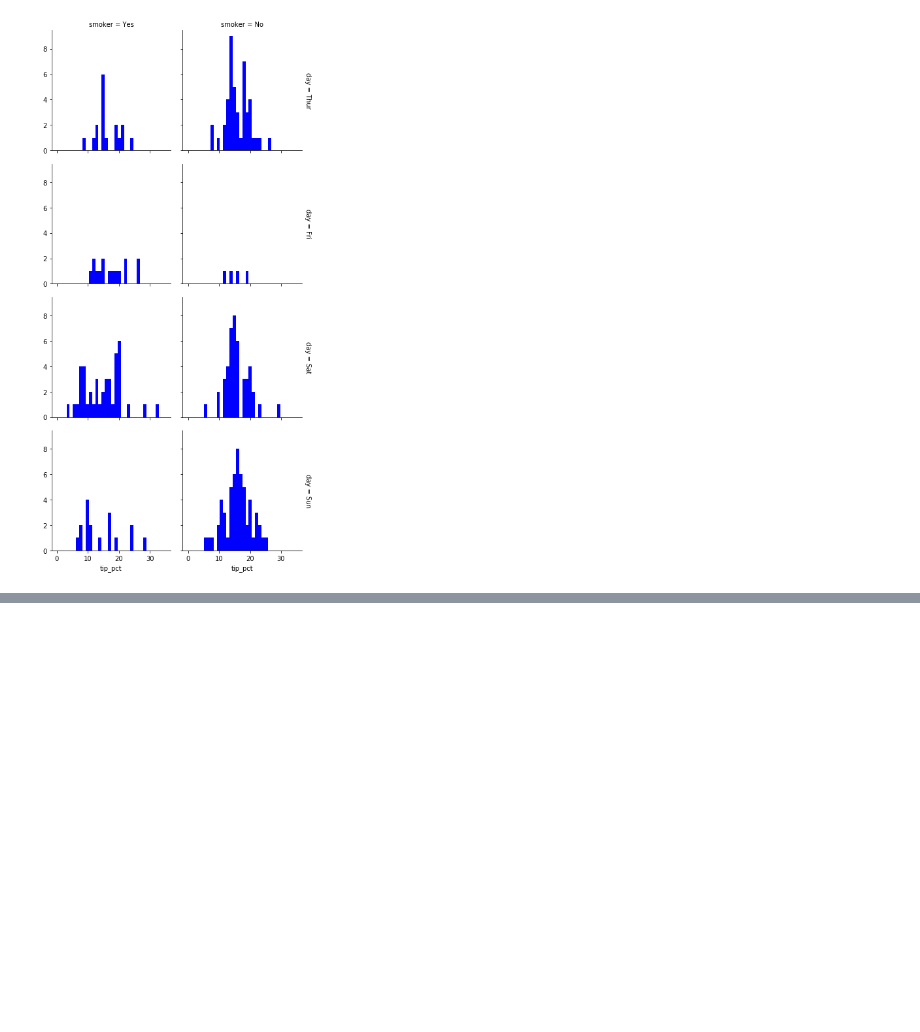
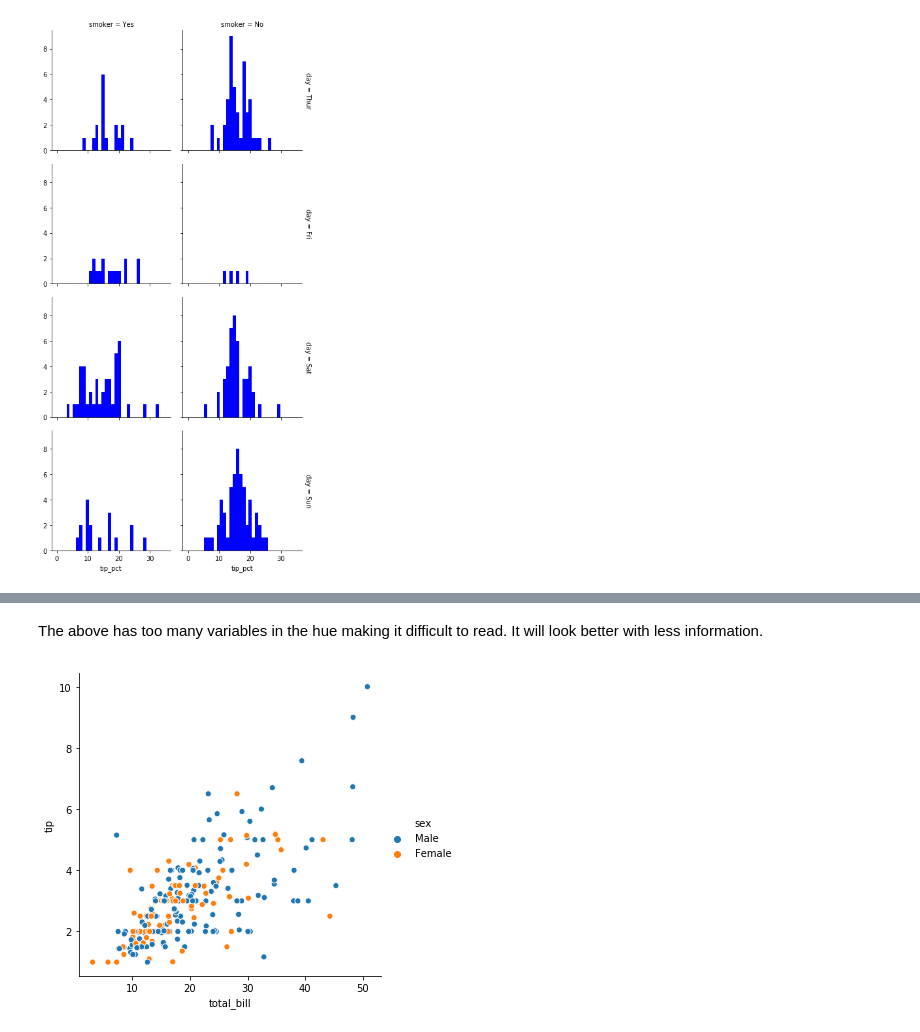
Before and after one commit to bexiturley/Fundamentals-of-Data-Analysis-Assessment-2019, a Jupyter notebook: Tips.ipynb, the cells around one changed output, grey strips where cells are left out. Saved outputs shown, nothing was run; the diff lists cells and outputs as text; code cells hidden in the pictures; blank space fills up the shorter version.

```diff
--- a/Tips.ipynb
+++ b/Tips.ipynb
@@ -107,0 +116,6 @@ grid.map(plt.hist, "tip_pct", bins=np.linspace(0, 35, 35), color="b" );
+# %% [markdown]
+The above has too many variables in the hue making it difficult to read.  It will look better with less information.
+# %%
+sns.relplot(x="total_bill", y="tip", hue="sex",data=tips);
+# %% [output]
+[figure, added]
```
Also changed, not shown: parts of 4 cells of this notebook.
